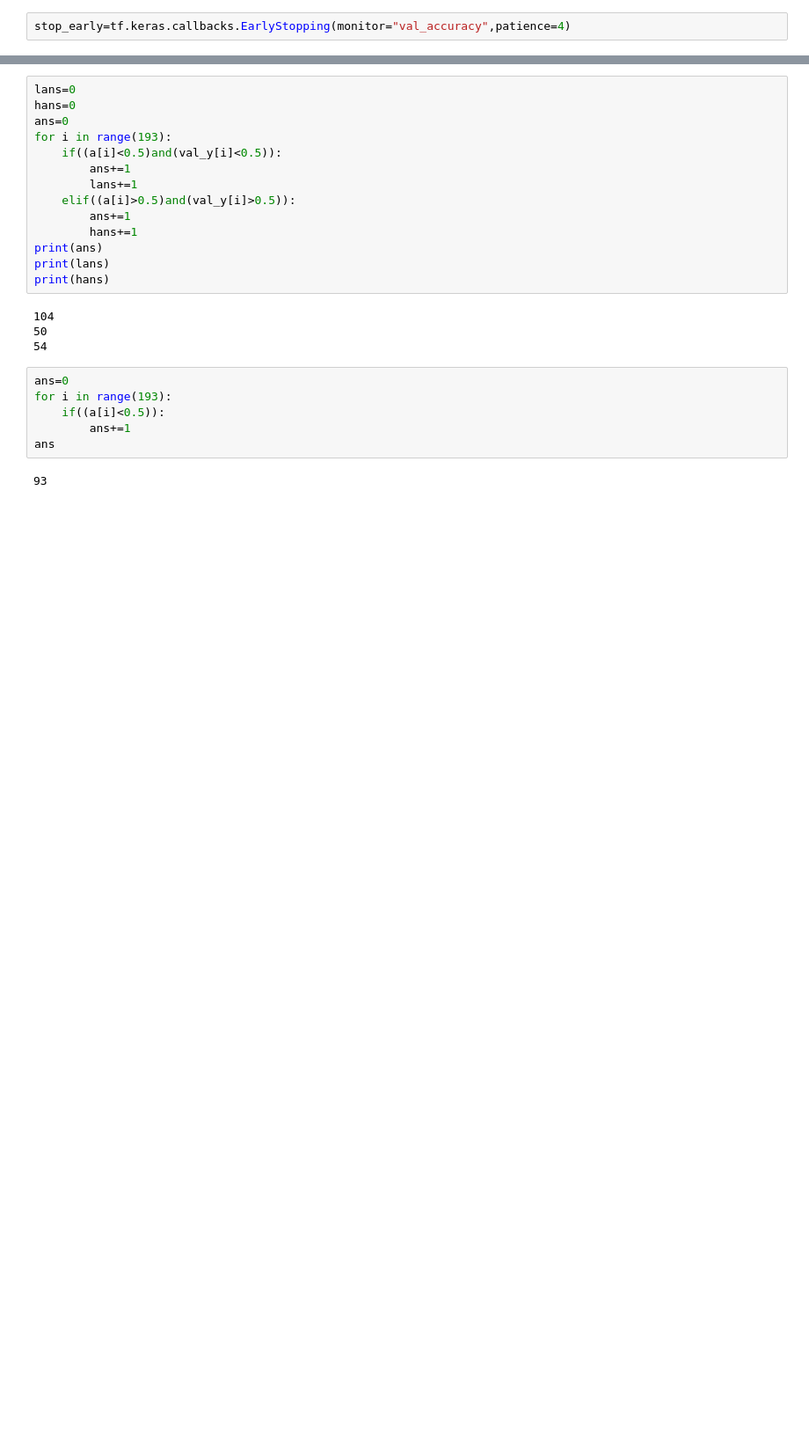
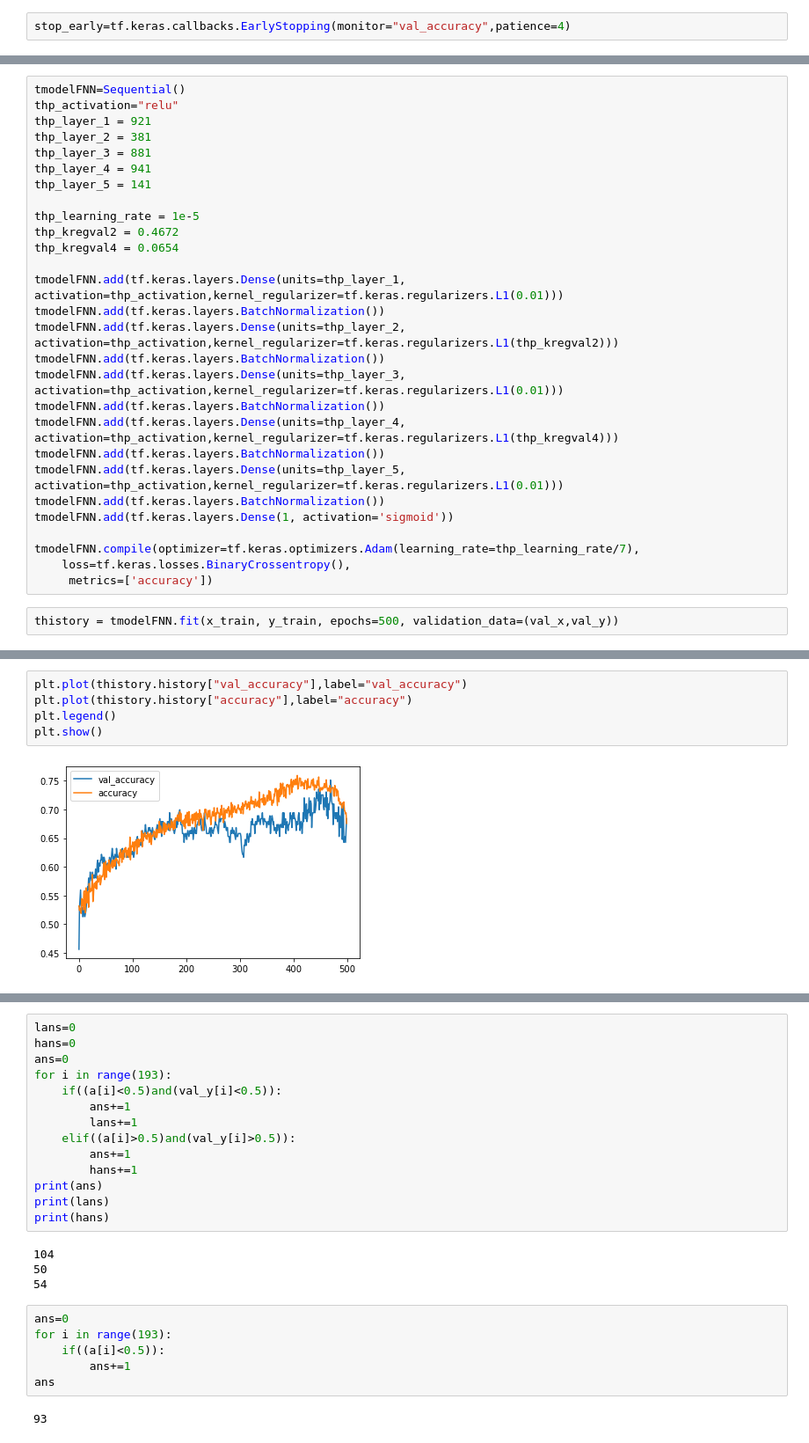
Before and after one commit to charansr/2023_Synopsys_PE, a Jupyter notebook: PEmodeling.ipynb, the cells around one changed output, grey strips where cells are left out. Shown at 88% size. Drawn from its saved outputs; the diff is of its cells as text; blank space fills up the shorter version.

```diff
--- a/PEmodeling.ipynb
+++ b/PEmodeling.ipynb
@@ -640,0 +648,30 @@ plt.show()
+# %%
+tmodelFNN=Sequential()
+thp_activation="relu"
+thp_layer_1 = 921
+thp_layer_2 = 381
+thp_layer_3 = 881
+thp_layer_4 = 941
+thp_layer_5 = 141
+
+thp_learning_rate = 1e-5
+thp_kregval2 = 0.4672
+thp_kregval4 = 0.0654
+
+tmodelFNN.add(tf.keras.layers.Dense(units=thp_layer_1, activation=thp_activation,kernel_regularizer=tf.keras.regularizers.L1(0.01)))
+tmodelFNN.add(tf.keras.layers.BatchNormalization())
+tmodelFNN.add(tf.keras.layers.Dense(units=thp_layer_2, activation=thp_activation,kernel_regularizer=tf.keras.regularizers.L1(thp_kregval2)))
+tmodelFNN.add(tf.keras.layers.BatchNormalization())
+tmodelFNN.add(tf.keras.layers.Dense(units=thp_layer_3, activation=thp_activation,kernel_regularizer=tf.keras.regularizers.L1(0.01)))
+tmodelFNN.add(tf.keras.layers.BatchNormalization())
+tmodelFNN.add(tf.keras.layers.Dense(units=thp_layer_4, activation=thp_activation,kernel_regularizer=tf.keras.regularizers.L1(thp_kregval4)))
+tmodelFNN.add(tf.keras.layers.BatchNormalization())
+tmodelFNN.add(tf.keras.layers.Dense(units=thp_layer_5, activation=thp_activation,kernel_regularizer=tf.keras.regularizers.L1(0.01)))
+tmodelFNN.add(tf.keras.layers.BatchNormalization())
+tmodelFNN.add(tf.keras.layers.Dense(1, activation='sigmoid'))
+
+tmodelFNN.compile(optimizer=tf.keras.optimizers.Adam(learning_rate=thp_learning_rate/7),
+    loss=tf.keras.losses.BinaryCrossentropy(),
+     metrics=['accuracy'])
+# %%
+thistory = tmodelFNN.fit(x_train, y_train, epochs=500, validation_data=(val_x,val_y))
@@ -641 +696,8 @@ plt.show()
+# %%
+plt.plot(thistory.history["val_accuracy"],label="val_accuracy")
+plt.plot(thistory.history["accuracy"],label="accuracy")
+plt.legend()
+plt.show()
+# %% [output]
+[figure, added]
 # %%
```
Also changed, not shown: parts of 23 cells of this notebook.
